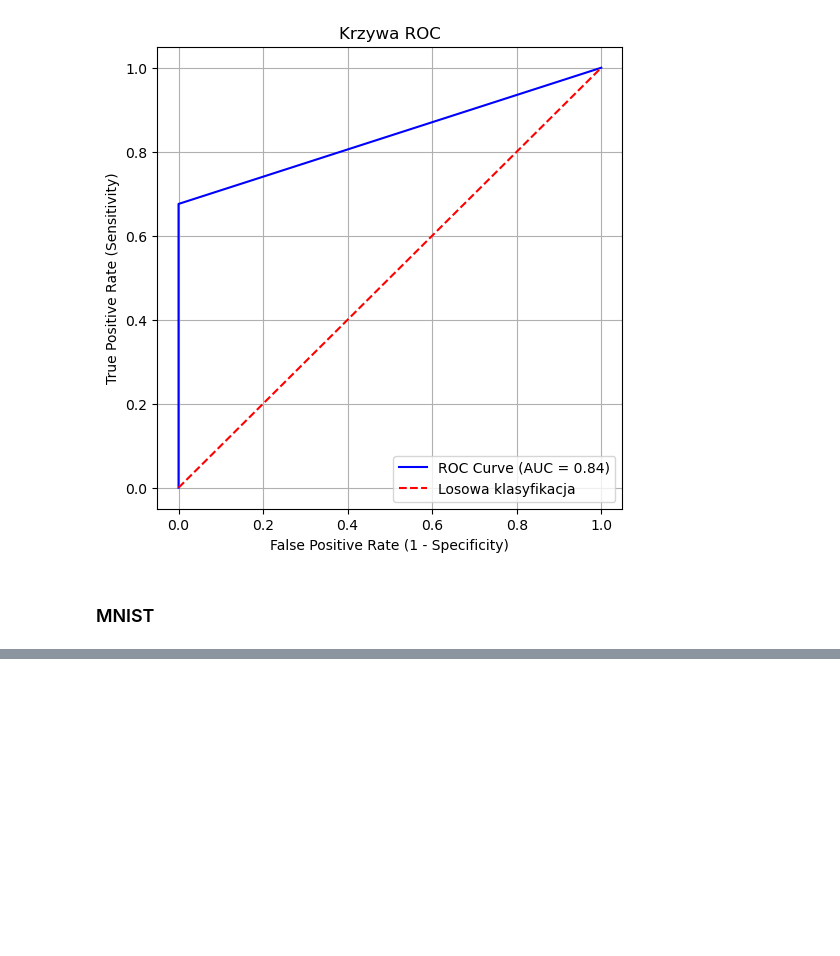
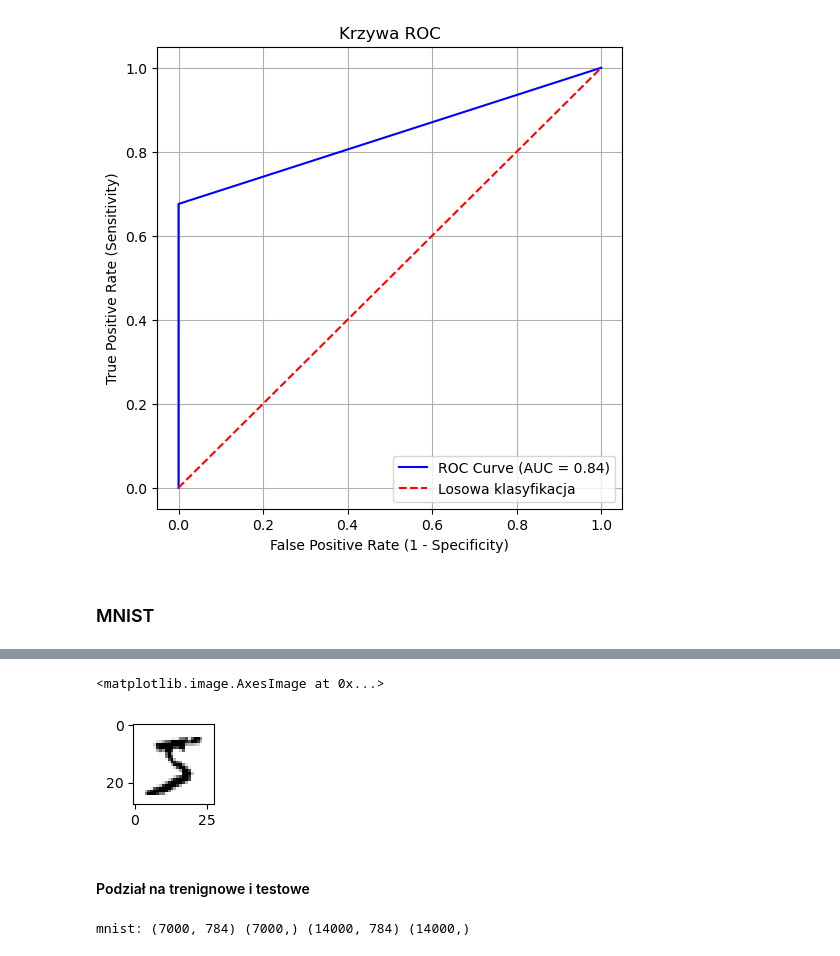
Before and after one commit to Lecrut/ai-ml_studies, a Jupyter notebook: pum/8_259199_Filip_Lecrut.ipynb, the cells around one changed output, grey strips where cells are left out. Cells and saved outputs as stored; diff of their text form; code cells hidden in the pictures; blank space fills up the shorter version.

```diff
--- a/pum/8_259199_Filip_Lecrut.ipynb
+++ b/pum/8_259199_Filip_Lecrut.ipynb
@@ -235,4 +243,4 @@ Dokładność: 0.8385, Czułość: 0.6757, Specyficzność: 1.0000
 # %% [markdown]
 ### MNIST
 # %%
-mnist = fetch_openml(‘mnist_784’)
+mnist = fetch_openml('mnist_784')
@@ -238,0 +263,21 @@ mnist = fetch_openml(‘mnist_784’)
+# %%
+image = mnist.data.to_numpy()
+
+plt.subplot(431)
+plt.imshow((image[0].reshape(28,28)), cmap=plt.cm.gray_r, interpolation='nearest')
+# %% [output]
+<matplotlib.image.AxesImage at 0x...>
+[figure, added]
+# %% [markdown]
+#### Podział na trenignowe i testowe
+# %%
+X = mnist.data.to_numpy() / 255.0
+y = mnist.target.to_numpy().astype(int)
+
+x_train, x_test, y_train, y_test = train_test_split(
+    X, y, test_size=0.2, train_size=0.1, random_state=my_index, shuffle=True
+)
+
+print("mnist:", x_train.shape, y_train.shape, x_test.shape, y_test.shape)
+# %% [output]
+mnist: (7000, 784) (7000,) (14000, 784) (14000,)
```
Also changed, not shown: parts of 9 cells of this notebook.
